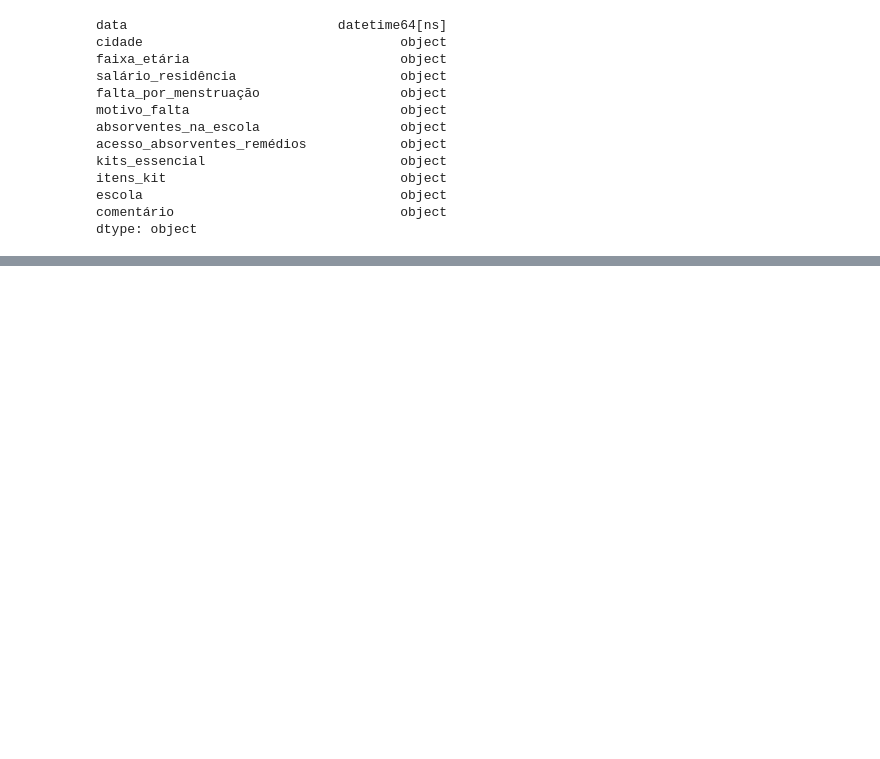
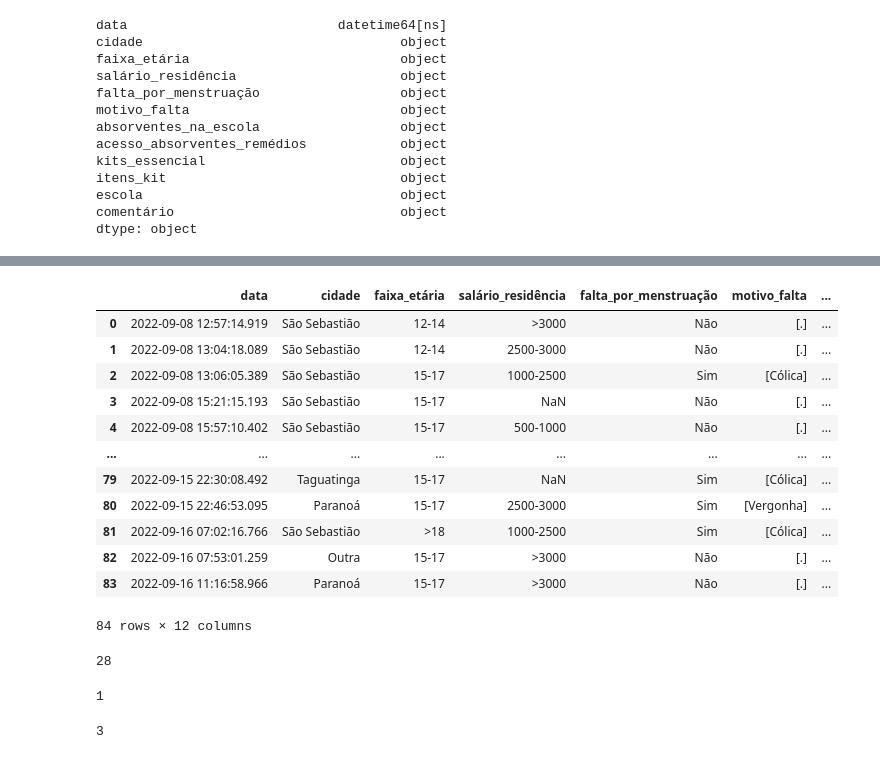
Before and after one commit to n3vrmr/data_studies, a Jupyter notebook: fcm_lara.ipynb, the cells around one changed output, grey strips where cells are left out. Drawn from its saved outputs; the diff is of its cells as text; code cells hidden in the pictures; blank space fills up the shorter version.

```diff
--- a/fcm_lara.ipynb
+++ b/fcm_lara.ipynb
@@ -130,6 +150,21 @@ df
 # %%
-motivos_1 = []
+motivos = []
 for item in df['motivo_falta']:
-    if 'cólica' in item or 'cólicas' in item:
-        motivos_1.append('Cólica')
-    elif 'Cólica' in item or 'Cólicas' in item
+    mot = item.strip().split(sep=',')
+    motivos.append(mot)
+df['motivo_falta'] = motivos
+df
+# %% [output]
+|  | data | cidade | faixa_etária | salário_residência | falta_por_menstruação | motivo_falta | ... |
+| 0 | 2022-09-08 12:57:14.919 | São Sebastião | 12-14 | >3000 | Não | [.] | ... |
+| 1 | 2022-09-08 13:04:18.089 | São Sebastião | 12-14 | 2500-3000 | Não | [.] | ... |
+| 2 | 2022-09-08 13:06:05.389 | São Sebastião | 15-17 | 1000-2500 | Sim | [Cólica] | ... |
+| 3 | 2022-09-08 15:21:15.193 | São Sebastião | 15-17 | NaN | Não | [.] | ... |
+| 4 | 2022-09-08 15:57:10.402 | São Sebastião | 15-17 | 500-1000 | Não | [.] | ... |
+| ... | ... | ... | ... | ... | ... | ... | ... |
+| 79 | 2022-09-15 22:30:08.492 | Taguatinga | 15-17 | NaN | Sim | [Cólica] | ... |
+| 80 | 2022-09-15 22:46:53.095 | Paranoá | 15-17 | 2500-3000 | Sim | [Vergonha] | ... |
+| 81 | 2022-09-16 07:02:16.766 | São Sebastião | >18 | 1000-2500 | Sim | [Cólica] | ... |
+| 82 | 2022-09-16 07:53:01.259 | Outra | 15-17 | >3000 | Não | [.] | ... |
+| 83 | 2022-09-16 11:16:58.966 | Paranoá | 15-17 | >3000 | Não | [.] | ... |
+84 rows × 12 columns
@@ -143,0 +176,12 @@ for item in df['motivo_falta']:
+# %%
+lista_motivos.count('Cólica')
+# %% [output]
+28
+# %%
+lista_motivos.count('Dor')
+# %% [output]
+1
+# %%
+lista_motivos.count('Desconforto')
+# %% [output]
+3
```
Also changed, not shown: parts of 47 cells of this notebook.
